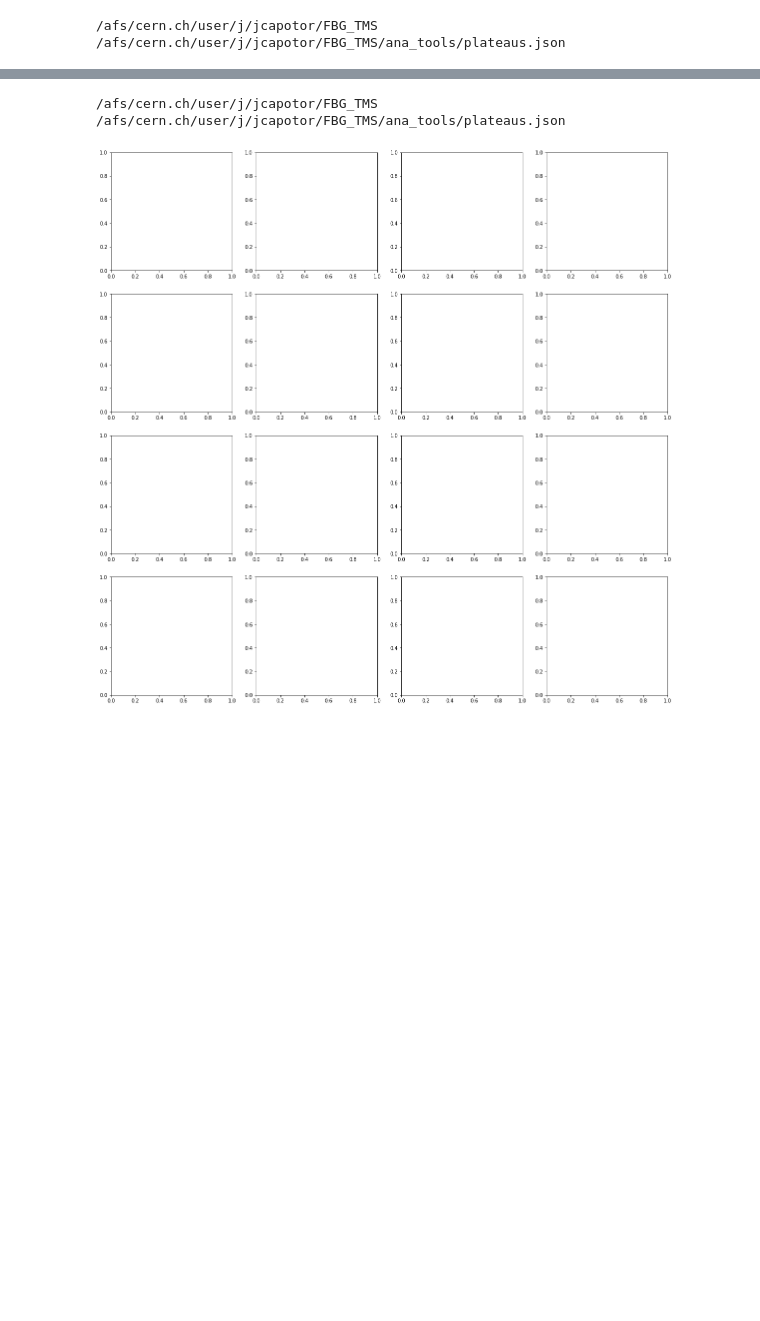
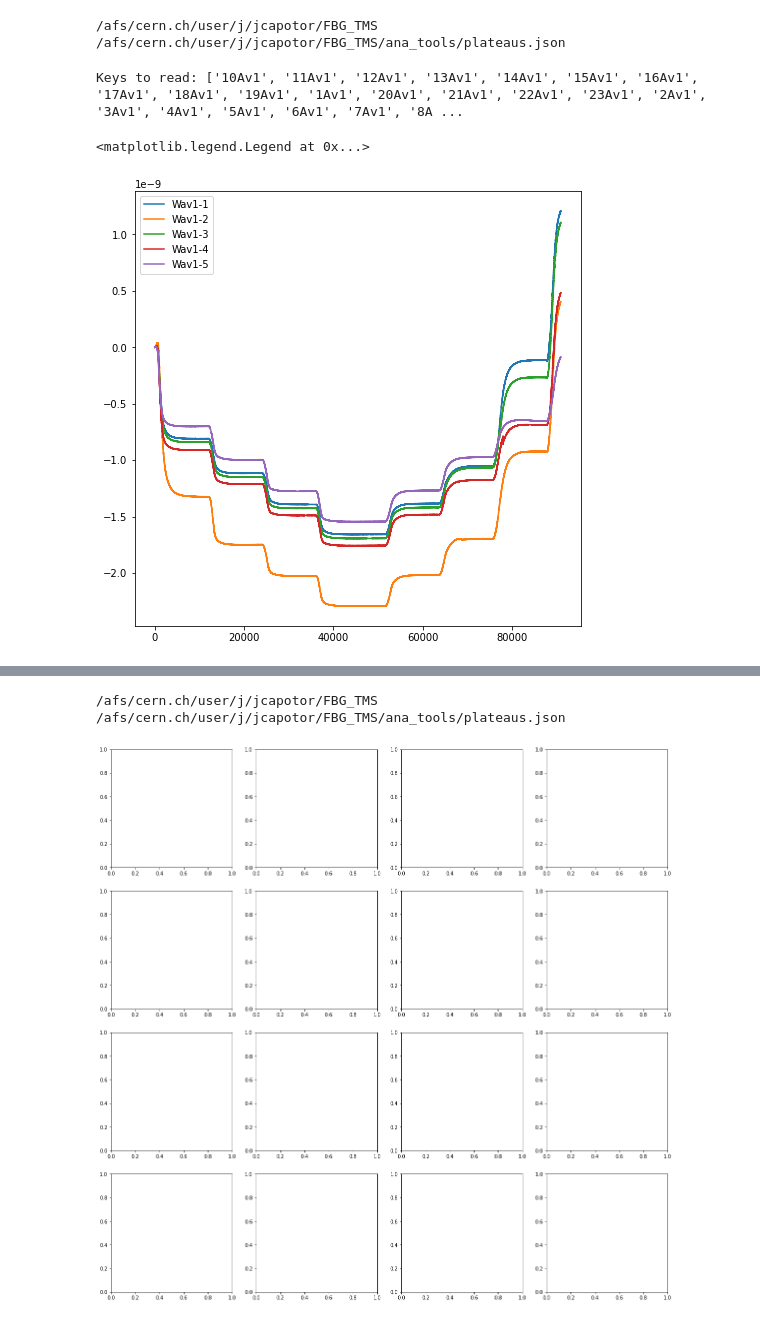
Before and after one commit to jcapo96/FBG_TMS, a Jupyter notebook: ana/feb_runs/Offsets.ipynb, the cells around one changed output, grey strips where cells are left out. Cells and saved outputs as stored; diff of their text form; code cells hidden in the pictures; blank space fills up the shorter version.

```diff
--- a/ana/feb_runs/Offsets.ipynb
+++ b/ana/feb_runs/Offsets.ipynb
@@ -12,3 +12,20 @@ dates= ["20230221","20230222","20230223","20230224"]
 # %% [output]
 /afs/cern.ch/user/j/jcapotor/FBG_TMS
 /afs/cern.ch/user/j/jcapotor/FBG_TMS/ana_tools/plateaus.json
+# %%
+data = getters.get_raw_data(path_to_data+"20230221"+"/", filetype="peaks", pol="Av").sort_values(by="Timestamp").reset_index(drop=True)
+t0 = data["Timestamp"][0]
+# %% [output]
+Keys to read: ['10Av1', '11Av1', '12Av1', '13Av1', '14Av1', '15Av1', '16Av1', '17Av1', '18Av1', '19Av1', '1Av1', '20Av1', '21Av1', '22Av1', '23Av1', '2Av1', '3Av1', '4Av1', '5Av1', '6Av1', '7Av1', '8A ...
+# %%
+data = data.loc[(data["Wav1-1"]>1.45e-6) & (data["Wav1-3"]>1.45e-6) & (data["Wav1-4"]>1.45e-6) & (data["Wav1-5"]>1.45e-6)]
+plt.figure(figsize=(8,8))
+plt.plot(data["Timestamp"]-t0, data["Wav1-1"] - data["Wav1-1"][0], label="Wav1-1")
+plt.plot(data["Timestamp"]-t0, data["Wav1-2"] - data["Wav1-2"][0], label="Wav1-2")
+plt.plot(data["Timestamp"]-t0, data["Wav1-3"] - data["Wav1-3"][0], label="Wav1-3")
+plt.plot(data["Timestamp"]-t0, data["Wav1-4"] - data["Wav1-4"][0], label="Wav1-4")
+plt.plot(data["Timestamp"]-t0, data["Wav1-5"] - data["Wav1-5"][0], label="Wav1-5")
+plt.legend()
+# %% [output]
+<matplotlib.legend.Legend at 0x...>
+[figure, added]
```
Also changed, not shown: parts of 3 cells of this notebook, 3 other files.
